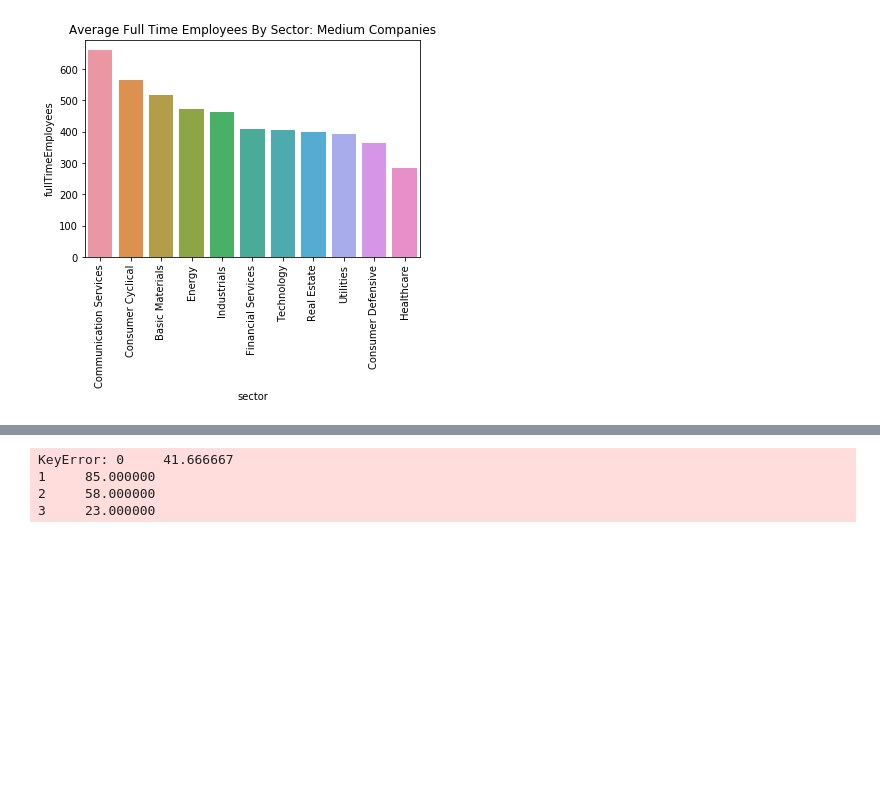
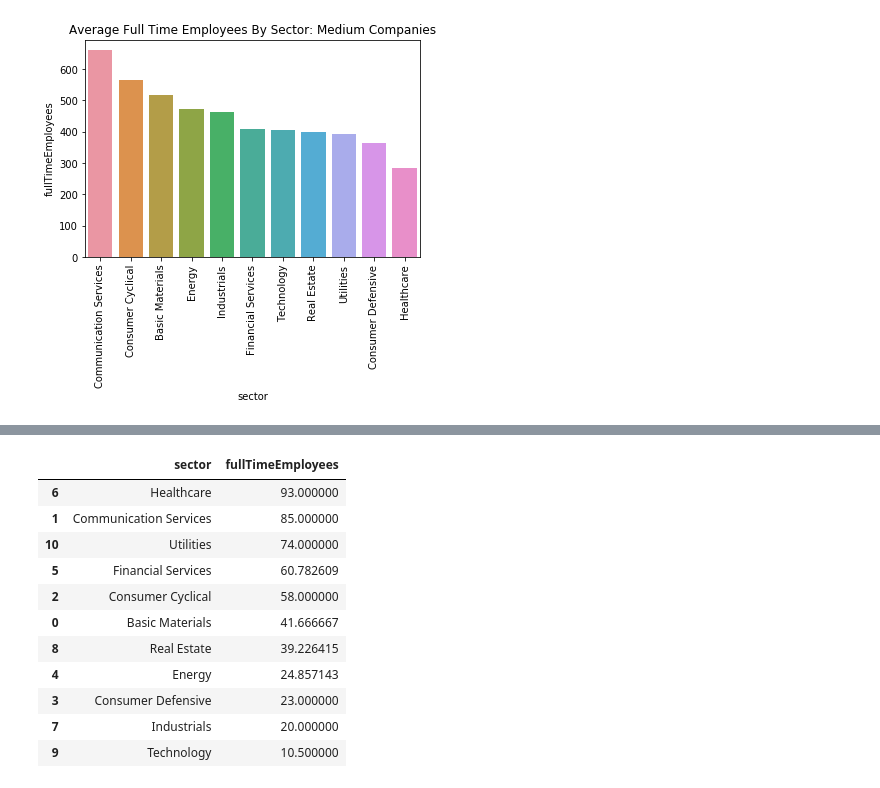
Before and after one commit to ipatel467/Stock-Market-Analysis, a Jupyter notebook: StocksP2.ipynb, the cells around one changed output, grey strips where cells are left out. Saved outputs shown, nothing was run; the diff lists cells and outputs as text; code cells hidden in the pictures; blank space fills up the shorter version.

```diff
--- a/StocksP2.ipynb
+++ b/StocksP2.ipynb
@@ -461,7 +470,2 @@ sfes = small.groupby('sector').agg({'fullTimeEmployees':'mean'}).reset_index()
 # %%
-sfes = small.sort_values(by=sfes['fullTimeEmployees'],ascending=False)
+sgrouped = sgrouped.sort_values(by='fullTimeEmployees', ascending=False)
-# %% [output]
-KeyError: 0     41.666667
-1     85.000000
-2     58.000000
-3     23.000000
@@ -469,0 +472,15 @@ plt.bar(x=sfes['sector'],y=sfes['fullTimeEmployees'])
+# %%
+sgrouped
+# %% [output]
+|  | sector | fullTimeEmployees |
+| 6 | Healthcare | 93.000000 |
+| 1 | Communication Services | 85.000000 |
+| 10 | Utilities | 74.000000 |
+| 5 | Financial Services | 60.782609 |
+| 2 | Consumer Cyclical | 58.000000 |
+| 0 | Basic Materials | 41.666667 |
+| 8 | Real Estate | 39.226415 |
+| 4 | Energy | 24.857143 |
+| 3 | Consumer Defensive | 23.000000 |
+| 7 | Industrials | 20.000000 |
+| 9 | Technology | 10.500000 |
```
Also changed, not shown: parts of 10 cells of this notebook.
